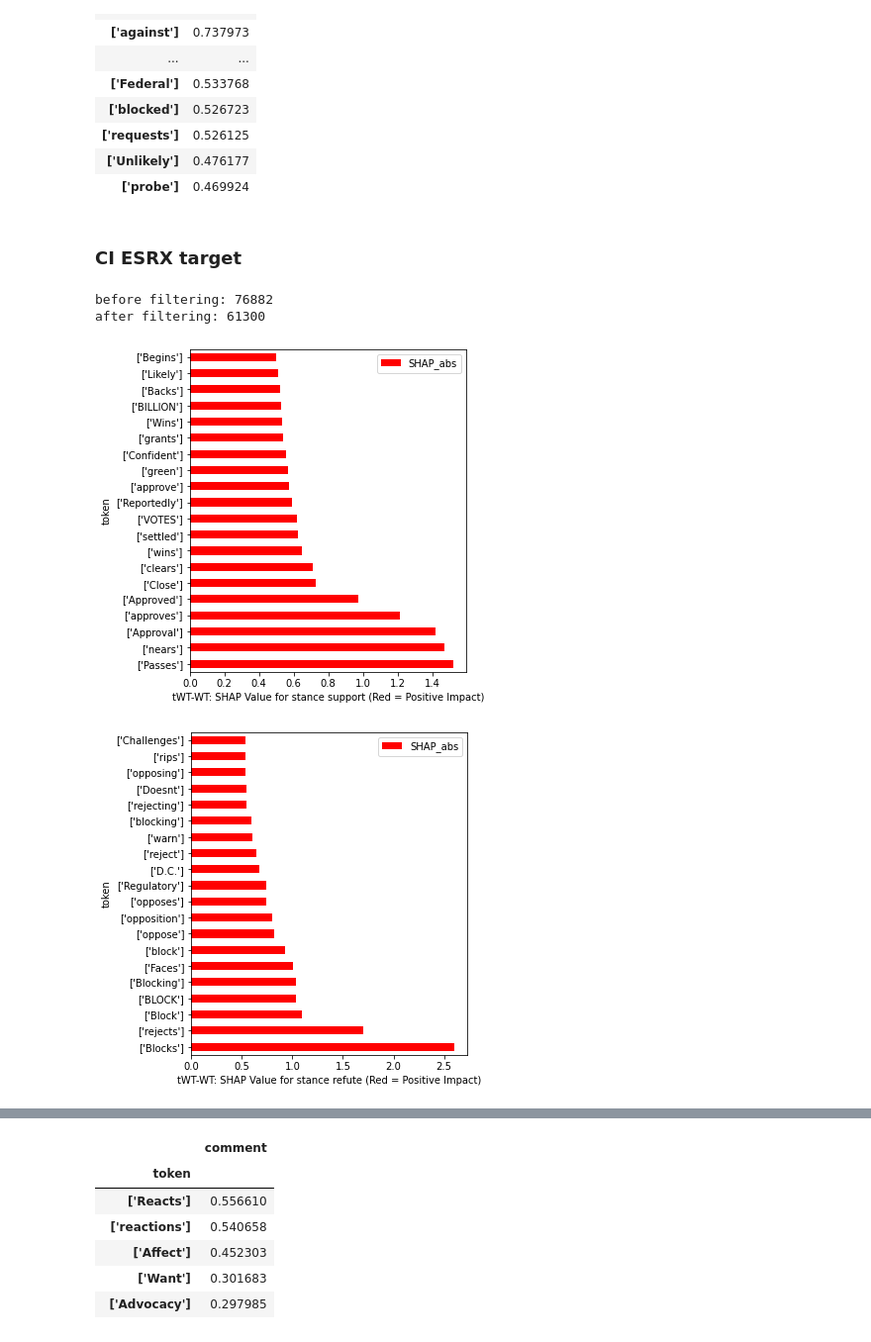
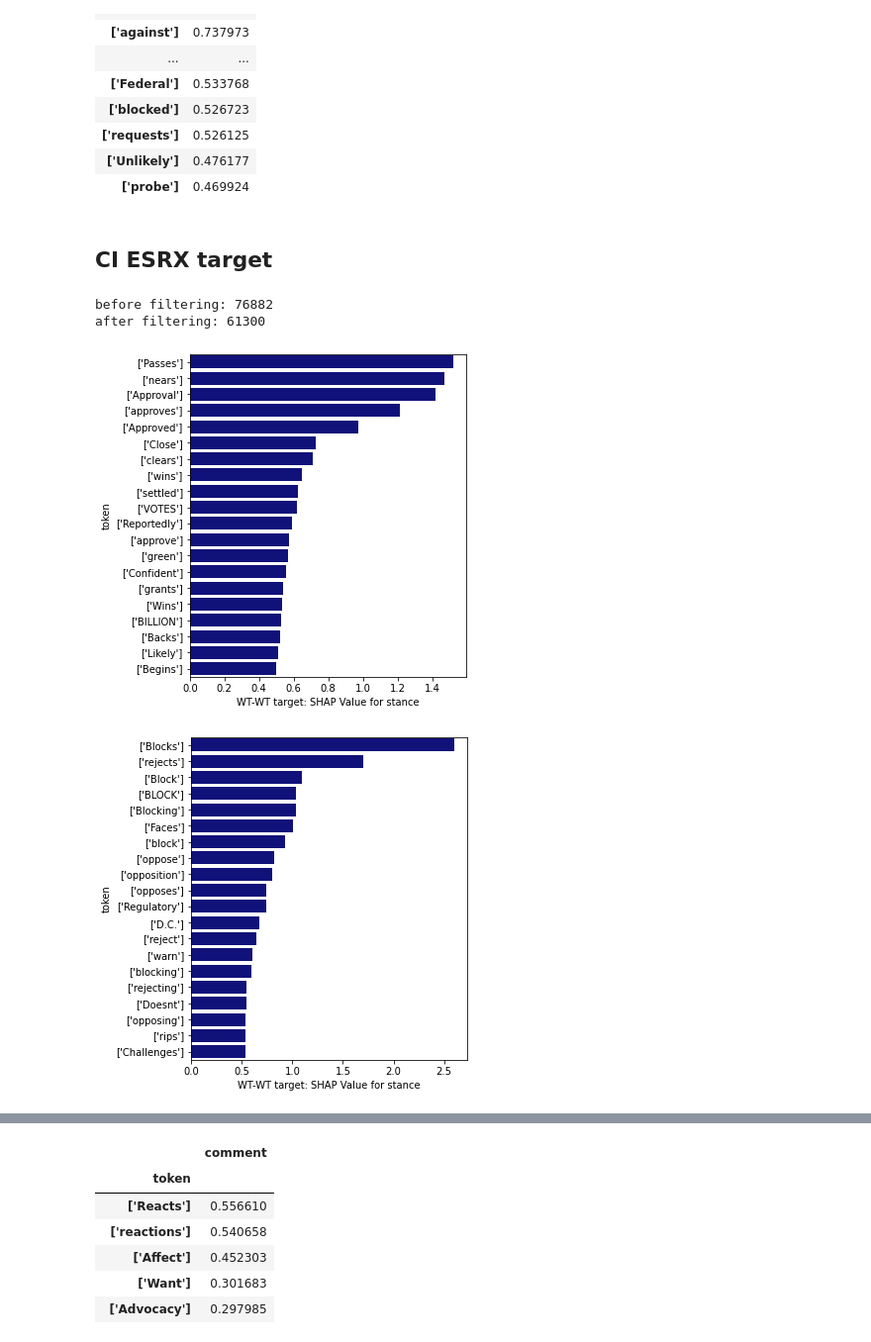
Before and after one commit to mangalm96/explainablenlp-info259, a Jupyter notebook: interpret_shap_analysis.ipynb, the cells around one changed output, grey strips where cells are left out. Shown at 99% size. Drawn from its saved outputs; the diff is of its cells as text; code cells hidden in the pictures.

Commit message:
updated with plots

```diff
--- a/interpret_shap_analysis.ipynb
+++ b/interpret_shap_analysis.ipynb
@@ -136,2 +12,0 @@ shap_CI_ESRX_notarget['token'] = shap_CI_ESRX_notarget['token'].astype(str)
-# %%
-removed_tokens = "['Cig@@']"	, "['na']"  ,"['Ex@@']",		"['pres@@']",		"['s_@@']",		"['Scri@@']",	"['pts']"
@@ -167,3 +12,0 @@ shap_CI_ESRX_notarget_filtered = shap_CI_ESRX_notarget_filtered.rename(columns =
-# %%
-# group by token and sum for each column
-groupby_df = shap_CI_ESRX_notarget_filtered.groupby('token').agg('mean')
@@ -328,13 +125,31 @@ groupby_df.sort_values("refute",ascending=False)[['refute']].head(20)
 # %%
 def ABS_SHAP(groupby_df, stance, num_of_top_words, dataset="tWT-WT"):
+
+  from matplotlib import rcParams
+
+  # figure size in inches
+  # rcParams['figure.figsize'] = 5,6
+
   shap_v = pd.DataFrame(groupby_df)
   stance_df = shap_v[stance]
   stance_df = stance_df.reset_index()
   # stance_df_plot = pd.DataFrame({"token": stance_df["token"], "SHAP_abs": np.abs(stance_df[stance]), "SHAP": stance_df[stance]})
-  stance_df_plot = pd.DataFrame({"token": stance_df["token"], "SHAP_abs": stance_df[stance], "SHAP": stance_df[stance]})
+  stance_df_plot = pd.DataFrame({"token": stance_df["token"], "SHAP Value": stance_df[stance], "SHAP": stance_df[stance]})
 
-  stance_df_plot = stance_df_plot.sort_values(by="SHAP_abs", ascending=False)
+  stance_df_plot = stance_df_plot.sort_values(by="SHAP Value", ascending=False)
   stance_df_plot["sign"] = np.where(stance_df_plot["SHAP"] > 0, "red", "blue")
   stance_df_plot = stance_df_plot.head(num_of_top_words)
-  ax = stance_df_plot.plot.barh(x="token", y="SHAP_abs", color = stance_df_plot["sign"], figsize=(5,6))
-  ax.set_xlabel(f"{dataset}: SHAP Value for stance {stance} (Red = Positive Impact)")
+  # ax = stance_df_plot.plot.barh(x="token", y="SHAP Value", color = stance_df_plot["sign"], figsize=(5,6))
+  ax = stance_df_plot.plot.barh(x="token", y="SHAP Value", color = 'darkblue', figsize=(5,6))
+
+
+
+  # ax = sns.barplot(y="token", x="SHAP Value", data=stance_df_plot,color = 'darkblue',orient="h")
+
+
+  ax.set_xlabel(f"{dataset}: SHAP Value for stance")
+
+
+
+  plt_name = dataset + "_" + stance + ".png"
+  ax.figure.savefig(plt_name)
@@ -395,7 +249,7 @@ groupby_df.sort_values("refute",ascending=False)[['refute']].head(20)
 | ['Unlikely'] | 0.476177 |
 | ['probe'] | 0.469924 |
 # %% [markdown]
-### CI ESRX target
+## CI ESRX target
 # %%
 ## wt wt
 
@@ -406,10 +260,10 @@ ungrouped_df, groupby_df_wtwt= get_scores(CI_ESRX_target_WTWT)
 before filtering: 76882
 after filtering: 61300
 # %%
-ABS_SHAP(groupby_df_wtwt, "support", 20)
+ABS_SHAP(groupby_df_wtwt, "support", 20,"WT-WT target")
 # %% [output]
-[figure, old version]
+[figure, new version]
 # %%
-ABS_SHAP(groupby_df_wtwt, "refute", 20)
+ABS_SHAP(groupby_df_wtwt, "refute", 20,"WT-WT target")
 # %% [output]
-[figure, old version]
+[figure, new version]
```
Also changed, not shown: parts of 41 cells of this notebook.
